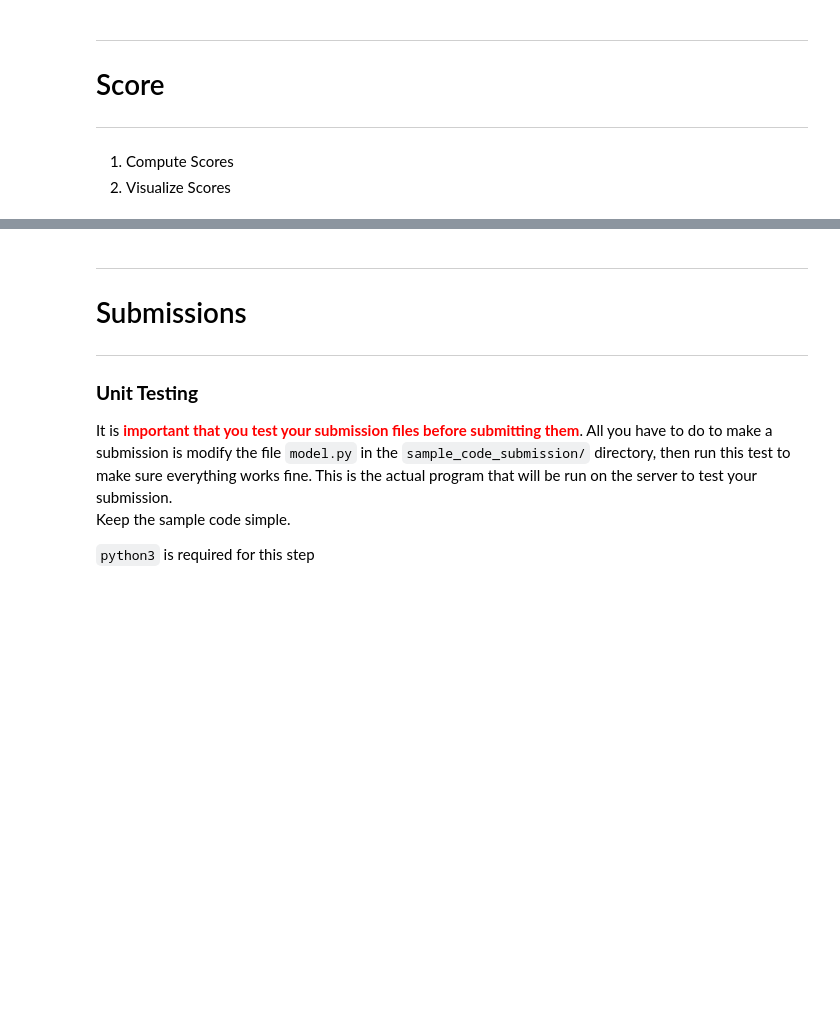
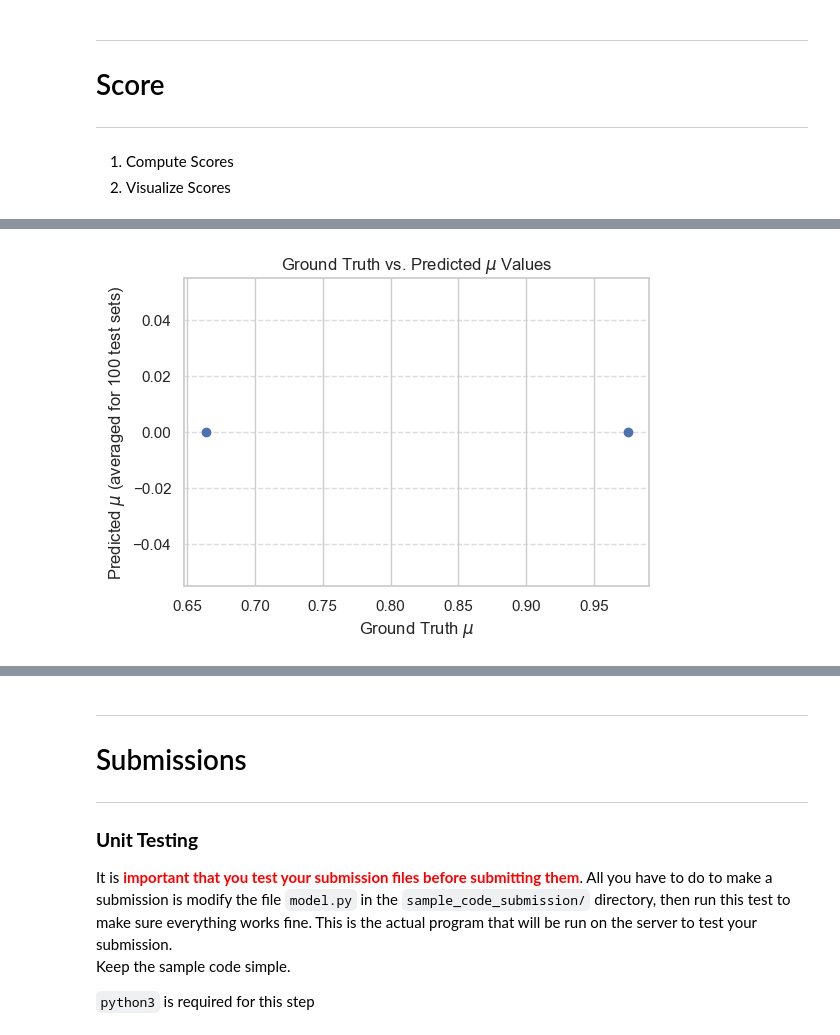
Before and after one commit to FAIR-Universe/HEP-Challenge, a Jupyter notebook: StartingKit_HiggsML_Uncertainty_Challenge.ipynb, the cells around one changed output, grey strips where cells are left out. Saved outputs shown, nothing was run; the diff lists cells and outputs as text; code cells hidden in the pictures; blank space fills up the shorter version.

```diff
--- a/StartingKit_HiggsML_Uncertainty_Challenge.ipynb
+++ b/StartingKit_HiggsML_Uncertainty_Challenge.ipynb
@@ -352,11 +364,12 @@ Error:
 # %%
 
 
-def visualize_scatter(program_results, ground_truth_mus):
+def visualize_scatter(ingestion_result_dict, ground_truth_mus):
     plt.figure(figsize=(6, 4))
-    for (ingestion_result, mu) in enumerate(zip(program_results, ground_truth_mus)):
-
+    for key in ingestion_result_dict.keys():
+        ingestion_result = ingestion_result_dict[key]
         mu_hat = np.mean(ingestion_result["mu_hats"])
+        mu = ground_truth_mus[key]
         plt.scatter(mu, mu_hat, c='b', marker='o')
 
     plt.xlabel('Ground Truth $\mu$')
@@ -365,19 +378,26 @@ def visualize_scatter(program_results, ground_truth_mus):
     plt.grid(axis='y', linestyle='--', alpha=0.7)
     plt.show()
 
-def visualize_coverage(mus, mu_hats, p16, p84):
+def visualize_coverage(ingestion_result_dict, ground_truth_mus):
 
-    fig = plt.figure( figsize=(5, 5))
+    for key in ingestion_result_dict.keys():
+        plt.figure( figsize=(5, 5))
 
-    for idx, (mu, mu_hats, p16s, p84s) in enumerate(zip(mus, mu_hats, p16, p84)):
+        ingestion_result = ingestion_result_dict[key]
+        mu = ground_truth_mus[key]
+        mu_hats = np.mean(ingestion_result["mu_hats"])
+        p16s = ingestion_result["p16"]
+        p84s = ingestion_result["p84"]
 
-            # plot horizontal lines from p16 to p84
+        # plot horizontal lines from p16 to p84
         for i, (p16, p84) in enumerate(zip(p16s, p84s)):
             plt.hlines(y=i, xmin=p16, xmax=p84, colors='b', label='p16-p84')
 
-        plt.vlines(x=mu, ymin=0, ymax=len(p16s), colors='r', linestyles='dashed')
+        plt.vlines(x=mu_hats, ymin=0, ymax=len(p16s), colors='r', linestyles='dashed', label='Predicted $\mu$')
+        plt.vlines(x=mu, ymin=0, ymax=len(p16s), colors='g', linestyles='dashed', label='Ground Truth $\mu$')
         plt.xlabel('mu')
         plt.ylabel('psuedo-experiments')
-        plt.title(f'mu distribution - Set_{idx}')
+        plt.title(f'mu distribution - Set_{key}')
+        plt.legend()
 
     plt.show()
@@ -392,5 +439,7 @@ score.compute_scores(test_settings)
 # %%
 # Visualize scatter plot of ground truth mu and predicted mu
-score.visualize_scatter()
+visualize_scatter(ingestion_result_dict=saved_results, ground_truth_mus=test_settings["ground_truth_mus"])
+# %% [output]
+[figure, added]
 # %%
 # Visualize coverage
```
Also changed, not shown: parts of 13 cells of this notebook, 22 other files.
